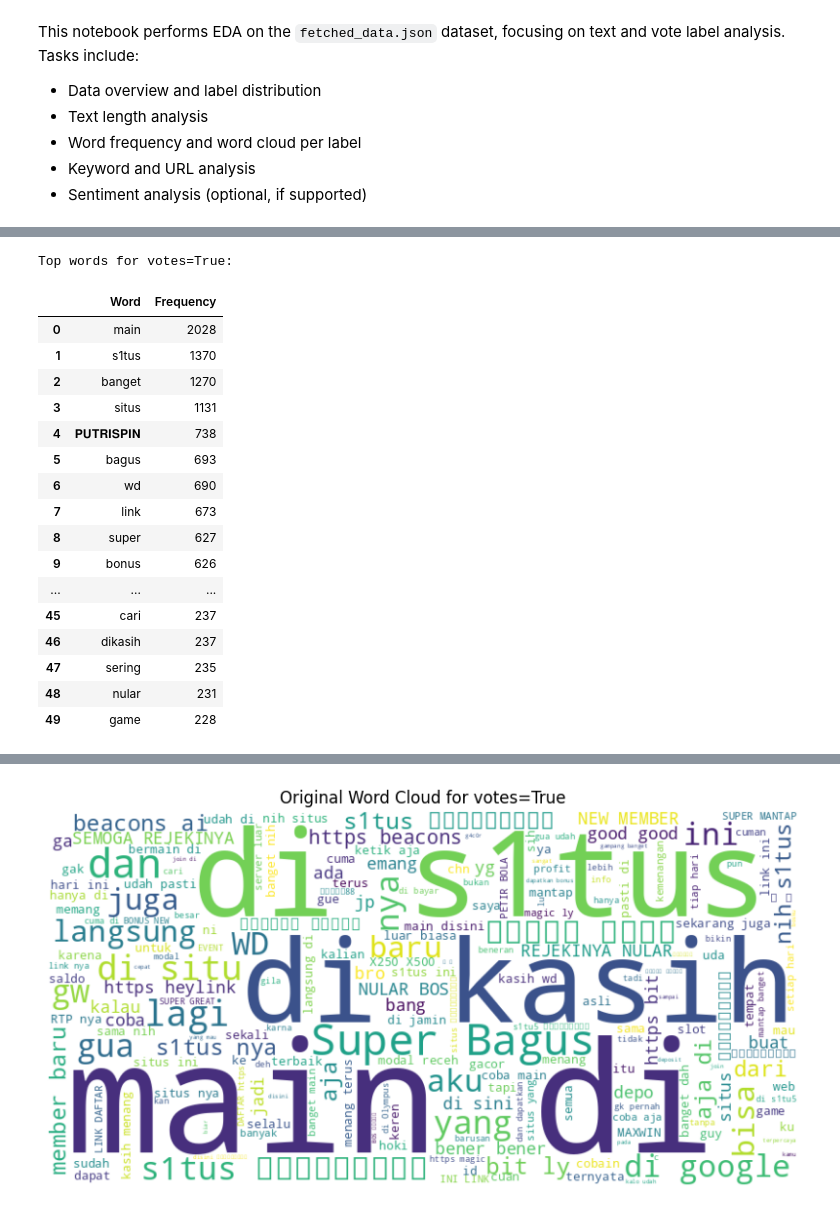
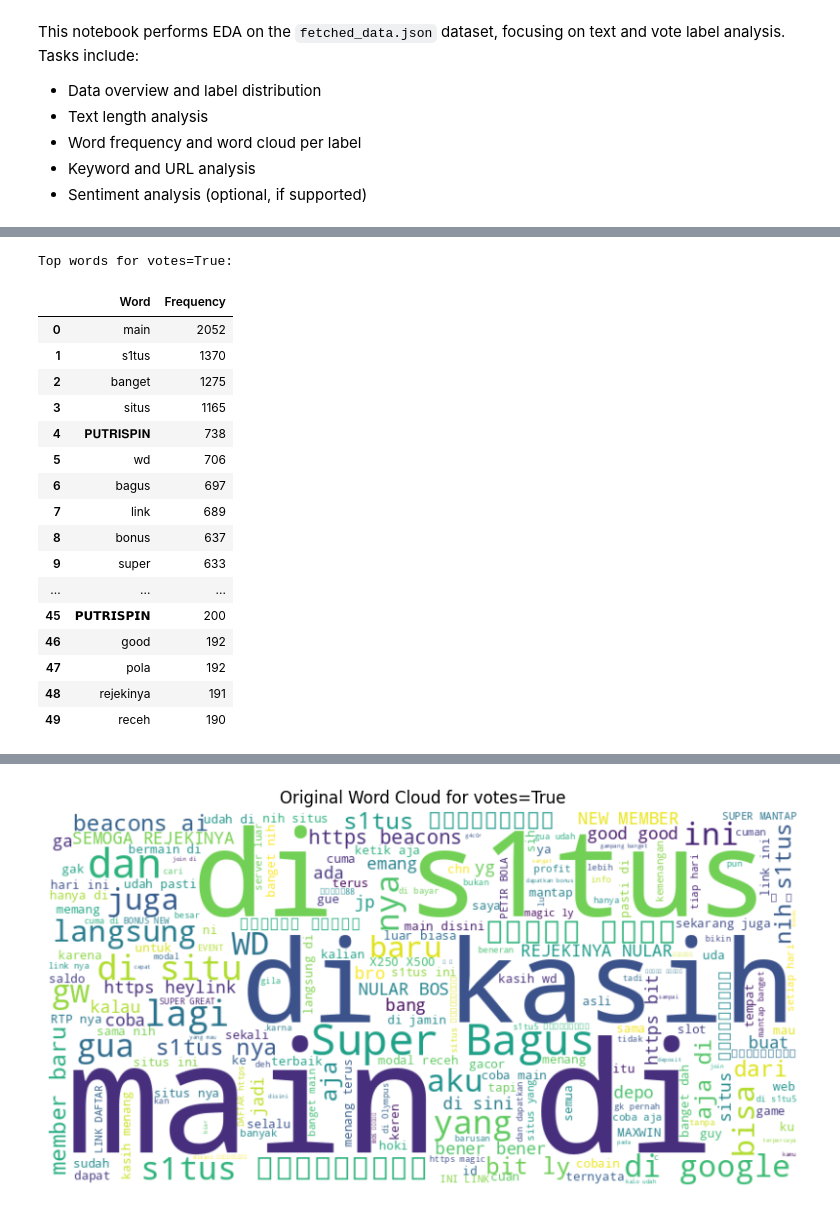
Before and after one commit to M4RV3L24/Online-Gambling-Detection-using-IndoBERTweet, a Jupyter notebook: Preprocessing/data_analysis.ipynb, the cells around one changed output, grey strips where cells are left out. Cells and saved outputs as stored; diff of their text form; code cells hidden in the pictures.

```diff
--- a/Preprocessing/data_analysis.ipynb
+++ b/Preprocessing/data_analysis.ipynb
@@ -63,5 +66,5 @@ df.groupby('votes')['text_length'].describe()
 # %%
-stopwords = [
+stopwords_custom = [
 #   // Kata Ganti
     "aku", "saya", "kamu", "dia", "mereka", "kita", "kami", "engkau", "kalian",
 
@@ -88,48 +91,49 @@ stopwords = [
     'yang', 'dan', 'di', 'ke', 'untuk', 'dengan', 'atau', 'ini', 'itu', 'nya', 'aja', 'situ', 'yg', 'langsung', 'coba', 'juga',
     'nih', 'kasih', 'ni', 'gw', 'ada', 'gak', 'ga', 'gua', 'gk','udah', 'bisa', 'lagi', 'sama', 'kalo'
 ]
+stopwords_set = set(stopwords.words('indonesian')).union(set(stopwords_custom))
 # %%
 # Word frequency analysis for each label (table format, remove stopwords and punctuation)
 from collections import Counter
 from wordcloud import STOPWORDS
 import pandas as pd
 import string
 custom_stopwords = set(STOPWORDS)
-custom_stopwords.update(stopwords)
+custom_stopwords.update(stopwords_set)
 def get_top_words_table(texts, n=50):
     # Remove punctuation and lowercase
     def clean_text(text):
         return str(text).lower().translate(str.maketrans('', '', string.punctuation))
     cleaned_texts = [clean_text(t) for t in texts]
     words = ' '.join(cleaned_texts).split()
     words = [w for w in words if w not in custom_stopwords]
     counter = Counter(words)
     df_freq = pd.DataFrame(counter.items(), columns=['Word', 'Frequency'])
     df_freq = df_freq.sort_values(by='Frequency', ascending=False).reset_index(drop=True)
     return df_freq.head(n)
 print('Top words for votes=True:')
 display(get_top_words_table(df[df['votes']==True]['text']))
 # print('Top words for votes=False:')
 # display(get_top_words_table(df[df['votes']==False]['text']))
 # %% [output]
 Top words for votes=True:
 |  | Word | Frequency |
-| 0 | main | 2028 |
+| 0 | main | 2052 |
 | 1 | s1tus | 1370 |
-| 2 | banget | 1270 |
-| 3 | situs | 1131 |
+| 2 | banget | 1275 |
+| 3 | situs | 1165 |
 | 4 | 𝐏𝐔𝐓𝐑𝐈𝐒𝐏𝐈𝐍 | 738 |
-| 5 | bagus | 693 |
-| 6 | wd | 690 |
-| 7 | link | 673 |
-| 8 | super | 627 |
-| 9 | bonus | 626 |
+| 5 | wd | 706 |
+| 6 | bagus | 697 |
+| 7 | link | 689 |
+| 8 | bonus | 637 |
+| 9 | super | 633 |
 | ... | ... | ... |
-| 45 | cari | 237 |
-| 46 | dikasih | 237 |
-| 47 | sering | 235 |
-| 48 | nular | 231 |
-| 49 | game | 228 |
+| 45 | 𝗣𝗨𝗧𝗥𝗜𝗦𝗣𝗜𝗡 | 200 |
+| 46 | good | 192 |
+| 47 | pola | 192 |
+| 48 | rejekinya | 191 |
+| 49 | receh | 190 |
 # %%
 # Word cloud for each label (excluding stopwords, removing duplicates, and removing emoji/emote)
 from wordcloud import STOPWORDS
```
Also changed, not shown: parts of 6 cells of this notebook, 3 other files.
